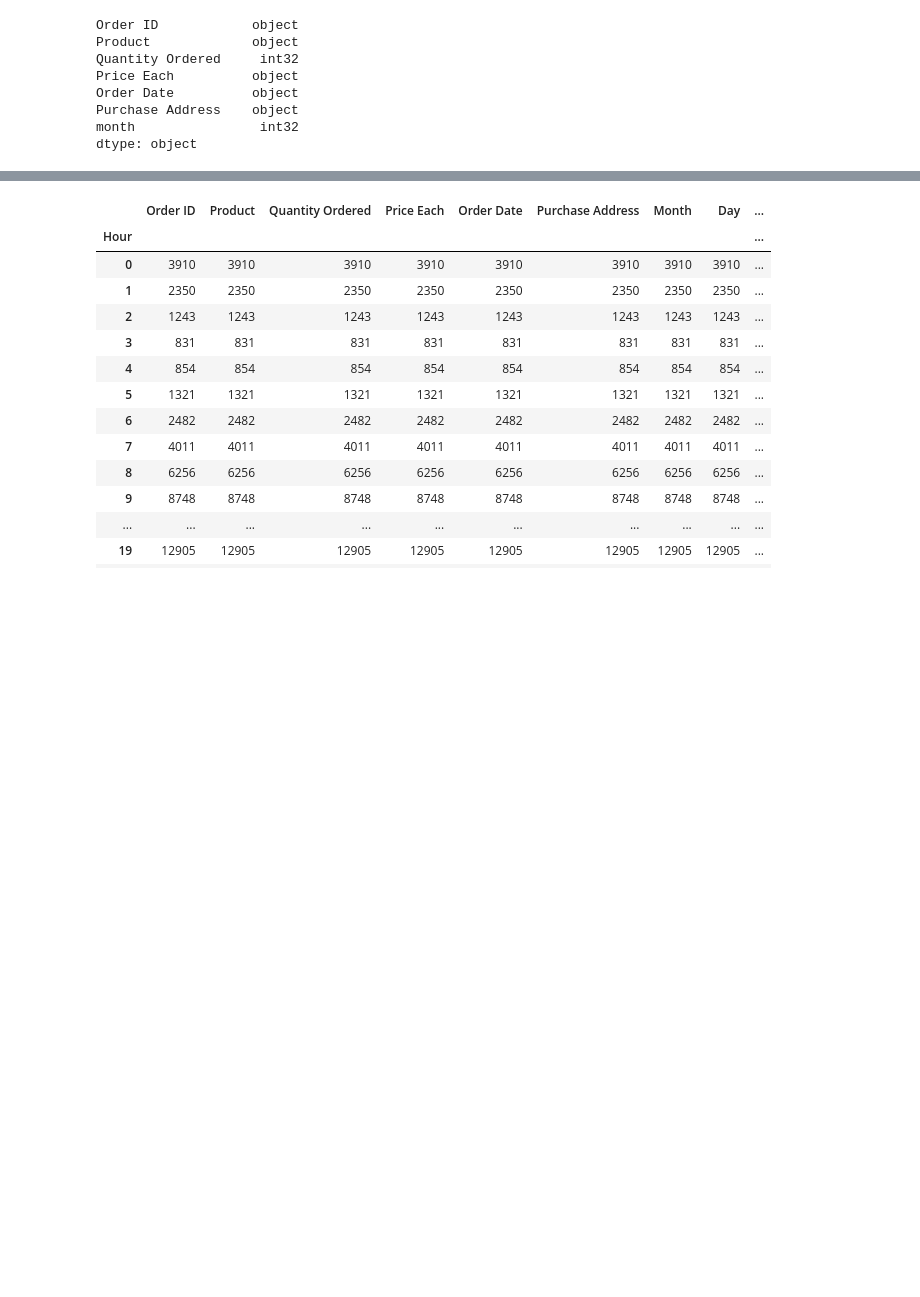
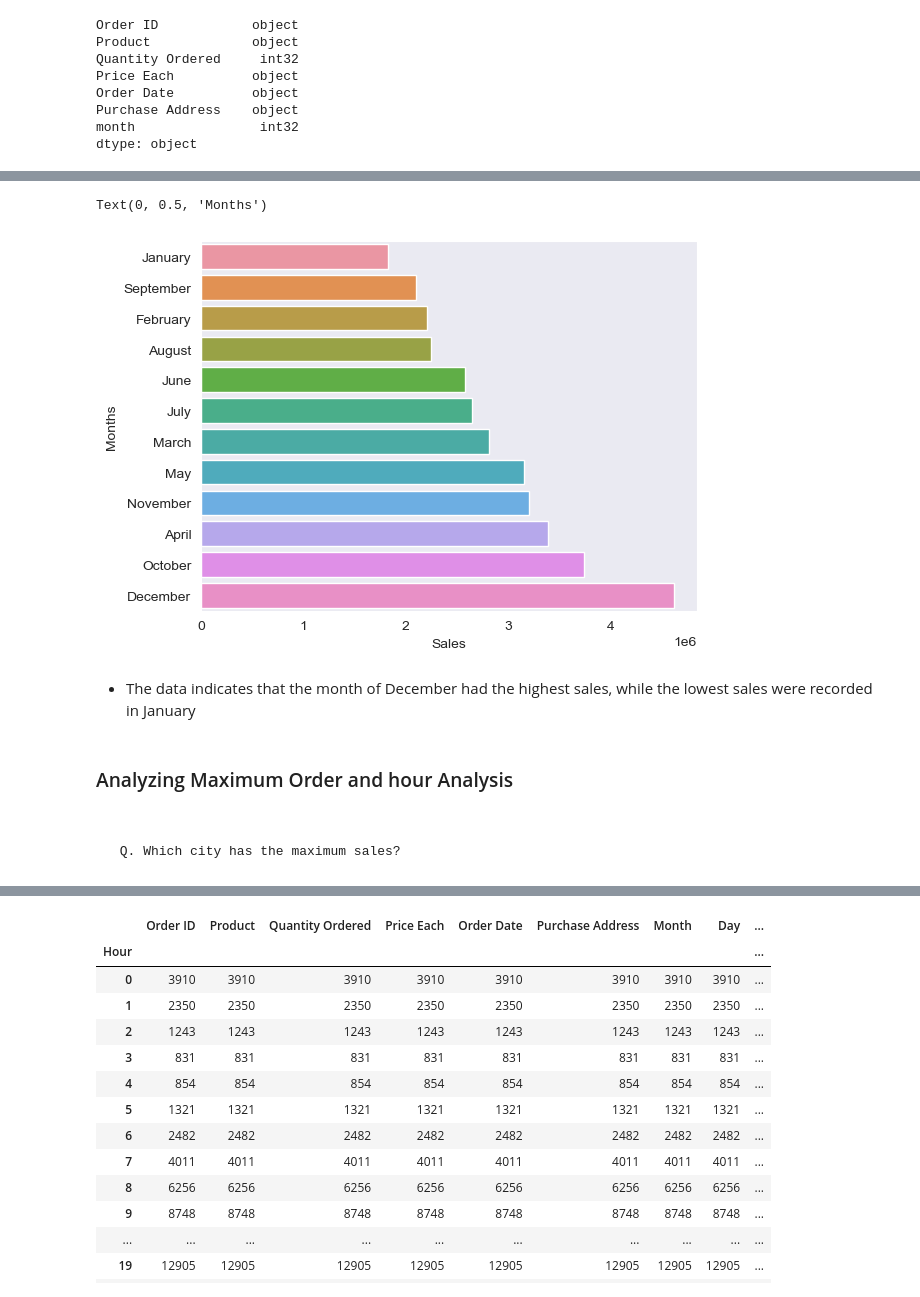
Before and after one commit to Senayitalazarb/SalesAnalysis, a Jupyter notebook: Sales_project.ipynb, the cells around one changed output, grey strips where cells are left out. Drawn from its saved outputs; the diff is of its cells as text; code cells hidden in the pictures; blank space fills up the shorter version.

```diff
--- a/Sales_project.ipynb
+++ b/Sales_project.ipynb
@@ -282,5 +144,0 @@ df.head()
-# %%
-df['Month'] = df['Order Date'].str[0:2].astype(int)
-df['Day'] = df['Order Date'].str[3:5]
-df['Year'] = df['Order Date'].str[6:8]
-df.head()
@@ -303,6 +144,0 @@ df['Year'], df['Month'], df['Day'] = date.year, date.month, date.day
-# %%
-## converting to numeric si better than astype()
-df['Quantity Ordered'] = pd.to_numeric(df['Quantity Ordered'])
-df['Price Each'] = pd.to_numeric(df['Price Each'])
-df['Sales'] = df['Quantity Ordered'] * df['Price Each']
-df.head()
@@ -350,11 +144,0 @@ plt.show();
-# %%
-### Get the city from the address -- modified
-def get_city(address):
-    return address.split(',')[1]
-def get_state(address):
-    return address.split(',')[2].split(" ")[1]  ## use the white space to removw the zipcode
-
-df['Cities'] = df['Purchase Address'].apply(lambda x: get_city(x)) ## this apply the function per each row
-df['States'] = df['Purchase Address'].apply(lambda x: get_state(x))
-
-df['Cities'].head(100)
@@ -409,0 +175,4 @@ plt.show()
+# %%
+### group by months : to check the overall sale in the month
+mon_sale = df.groupby('month_name')['sales'].sum().sort_values()
+mon_sale
@@ -409,0 +194,16 @@ plt.show()
+# %%
+### Visualize sales in each months
+sns.set_style('dark')
+sns.barplot(y = mon_sale.index , x  = mon_sale.values)
+plt.xlabel('Sales')
+plt.ylabel('Months')
+# %% [output]
+Text(0, 0.5, 'Months')
+[figure, added]
+# %% [markdown]
+- The data indicates that the month of December had the highest sales, while the lowest sales were recorded in January
+# %% [markdown]
+### Analyzing Maximum Order and hour Analysis
+# %% [markdown]
+####
+     Q. Which city has the maximum sales?
```
Also changed, not shown: parts of 62 cells of this notebook.
